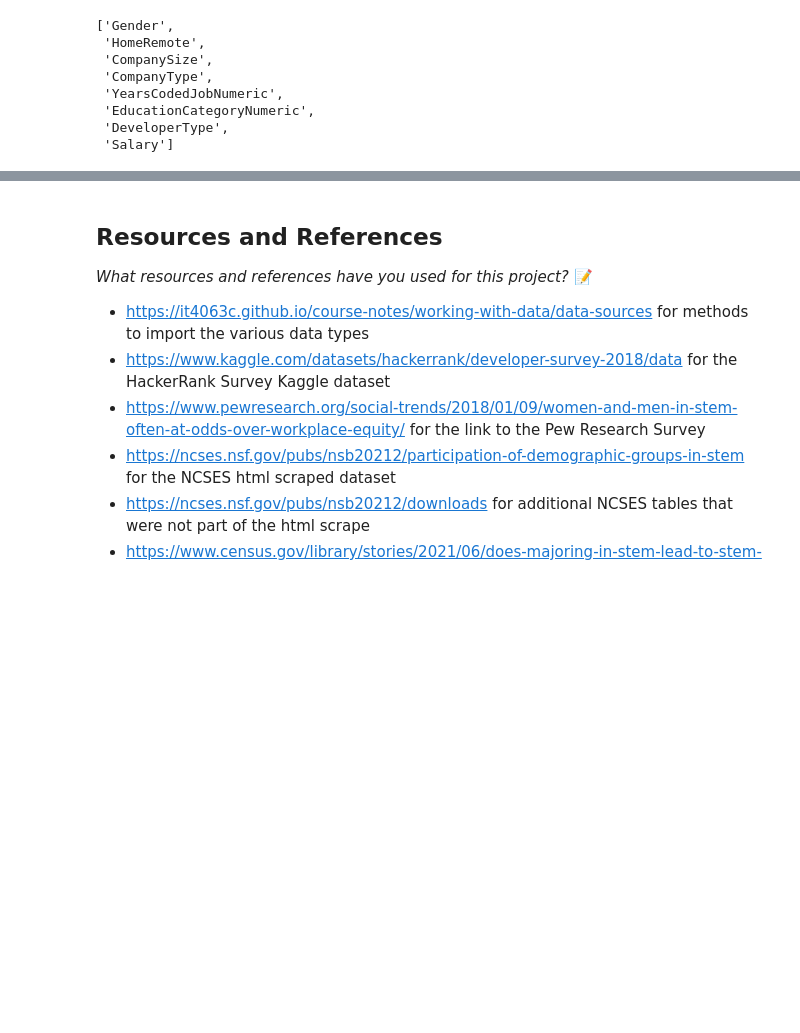
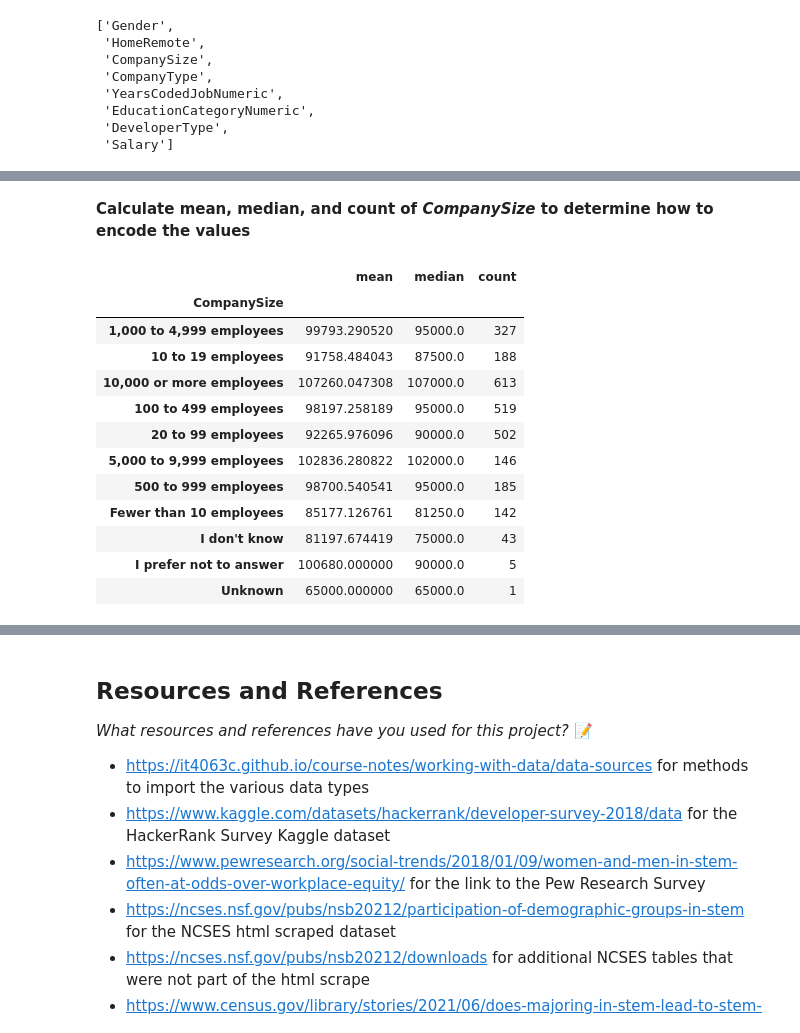
Before and after one commit to IT4063C-Fall24/final-project-yaumj, a Jupyter notebook: source.ipynb, the cells around one changed output, grey strips where cells are left out. Cells and saved outputs as stored; diff of their text form; code cells hidden in the pictures; blank space fills up the shorter version.

```diff
--- a/source.ipynb
+++ b/source.ipynb
@@ -4271,0 +4361,33 @@ display(list(stack_overflow_results_df.columns))
+# %%
+# Combine "About half the time," "Less than half the time, but at least one day each week,"
+# and "More than half, but not all, the time" into "Partial Remote"
+encoded_stack_overflow_df['HomeRemote'] = encoded_stack_overflow_df['HomeRemote'].replace(
+    {
+        "About half the time": "Partial Remote",
+        "Less than half the time, but at least one day each week": "Partial Remote",
+        "More than half, but not all, the time": "Partial Remote"
+    }
+)
+
+# Drop the 'Unknown' category
+encoded_stack_overflow_df = encoded_stack_overflow_df[encoded_stack_overflow_df['HomeRemote'] != "Unknown"]
+
+# Define the categories in the order of their desired ranking
+home_remote_categories = [
+    "Never",
+    "It's complicated",
+    "A few days each month",
+    "Partial Remote",
+    "All or almost all the time (I'm full-time remote)"
+]
+
+# Initialize the OrdinalEncoder
+ordinal_encoder = OrdinalEncoder(categories=[home_remote_categories])
+
+# Apply ordinal encoding directly to HomeRemote column
+encoded_stack_overflow_df['HomeRemoteEncoded'] = ordinal_encoder.fit_transform(
+    encoded_stack_overflow_df[['HomeRemote']]
+)
+
+# Verify the encoding and display the results
+display(encoded_stack_overflow_df[['HomeRemote', 'HomeRemoteEncoded']].head())
@@ -4271,0 +4401,25 @@ display(list(stack_overflow_results_df.columns))
+# %% [markdown]
+**Calculate mean, median, and count of *CompanySize* to determine how to encode the values**
+# %%
+# Replace NaN with 'Unknown' in CompanySize
+encoded_stack_overflow_df['CompanySize'] = encoded_stack_overflow_df['CompanySize'].fillna('Unknown')
+
+# Calculate mean, median, and count for each CompanySize category
+company_size_salary = encoded_stack_overflow_df.groupby('CompanySize')['Salary'].agg(['mean', 'median', 'count']).sort_index()
+
+# Display results
+display(company_size_salary)
+# %% [output]
+|  | mean | median | count |
+| CompanySize |  |  |  |
+| 1,000 to 4,999 employees | 99793.290520 | 95000.0 | 327 |
+| 10 to 19 employees | 91758.484043 | 87500.0 | 188 |
+| 10,000 or more employees | 107260.047308 | 107000.0 | 613 |
+| 100 to 499 employees | 98197.258189 | 95000.0 | 519 |
+| 20 to 99 employees | 92265.976096 | 90000.0 | 502 |
+| 5,000 to 9,999 employees | 102836.280822 | 102000.0 | 146 |
+| 500 to 999 employees | 98700.540541 | 95000.0 | 185 |
+| Fewer than 10 employees | 85177.126761 | 81250.0 | 142 |
+| I don't know | 81197.674419 | 75000.0 | 43 |
+| I prefer not to answer | 100680.000000 | 90000.0 | 5 |
+| Unknown | 65000.000000 | 65000.0 | 1 |
```
Also changed, not shown: parts of 13 cells of this notebook.
